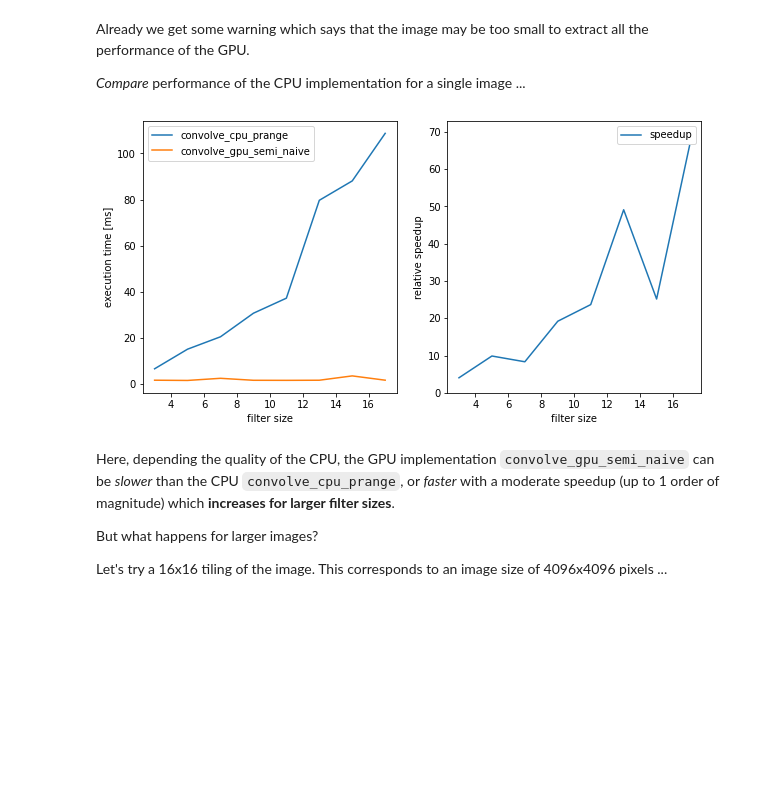
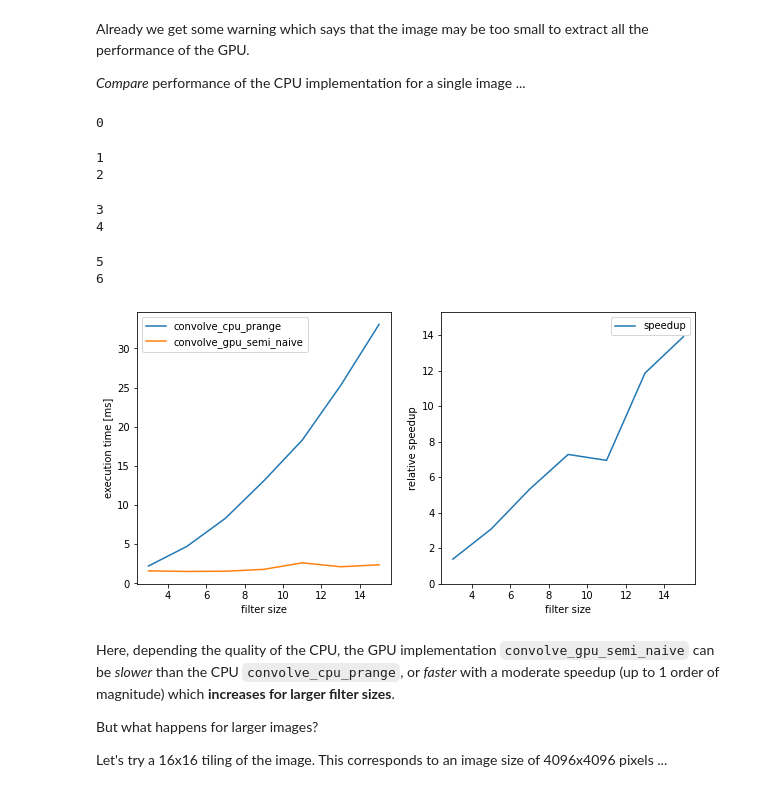
Before and after one commit to rmcabezon/GPU-course, a Jupyter notebook: notebooks/05_ImageProcessingConvolution.ipynb, the cells around one changed output. Cells and saved outputs as stored; diff of their text form; code cells hidden in the pictures; blank space fills up the shorter version.

```diff
--- a/notebooks/05_ImageProcessingConvolution.ipynb
+++ b/notebooks/05_ImageProcessingConvolution.ipynb
@@ -329,7 +329,7 @@ def construct_convolve_gpu_semi_naive(image_shape, filter_shape):
     max_row = image_height - filter_height_halved
     max_col = image_width - filter_width_halved
 
-    @cuda.jit
+    @cuda.jit(max_registers=60)
     def convolve_gpu_semi_naive(image, filter, result):
         row = cuda.blockIdx.y * cuda.blockDim.y + cuda.threadIdx.y  # for loop over pixel rows is replaced by y-thread index
         col = cuda.blockIdx.x * cuda.blockDim.x + cuda.threadIdx.x  # for loop over pixel columns is replaced by x-thread index
@@ -339,7 +339,7 @@ def construct_convolve_gpu_semi_naive(image_shape, filter_shape):
         if col < filter_width_halved or col >= max_col:   # threads do nothing if outside valid area of image
             return
 
-        filtered_value = float32(0.0) ## use float32 here
+        filtered_value = 0.0#float32(0.0) ## use float32 here
         for conv_index_y in range(-filter_height_halved, filter_height_halved + 1):  # iterate over filter rows
             for conv_index_x in range(-filter_width_halved, filter_width_halved + 1):  # iterate over filter columns
                 kernelCoord = filter_height_halved + conv_index_y, filter_width_halved + conv_index_x
@@ -356,7 +356,7 @@ threads_per_block = (32, 32)
 
 # confirm that the numba implementation return same result as scipy.signal.convolve2d(..., mode='valid')
 
-filter = get_uniform_filter(size=3)
+filter = get_uniform_filter(size=5)
 filtered_image = np.zeros_like(image)
 
 blocks_per_grid = get_blocks_per_grid(threads_per_block, image.shape)
@@ -375,33 +375,40 @@ Already we get some warning which says that the image may be too small to extrac
 # %%
 # compare performance
 filtered_image = np.zeros_like(image)
 
-filter_sizes = [3, 5, 7, 9, 11, 13, 15, 17]
+filter_sizes = [3, 5, 7, 9, 11, 13, 15]#, 17]
 
 uniform_filters = [get_uniform_filter(size) for size in filter_sizes]
 
 def convolve_cpu_prange_timeit_callback(filter):
     convolve_cpu_prange(image, filter, filtered_image)
 
 exec_times_convolve_cpu_prange = measure_exec_time_for_parameter_range(convolve_cpu_prange_timeit_callback, uniform_filters, repeats_per_measurement=5)
 
 ## semi-naive GPU
 timeit_result = []
-for filter in uniform_filters:
-
+for i,filter in enumerate(uniform_filters):
+    print(i)
     convolve_gpu_semi_naive = construct_convolve_gpu_semi_naive(image.shape, filter.shape)
     def execute():
         convolve_gpu_semi_naive[blocks_per_grid, threads_per_block](image, filter, filtered_image)
         cuda.synchronize()
     timeit_result.append(timeit( execute , repeats=3))
 exec_times_convolve_gpu_semi_naive = np.array(timeit_result)
 
 # %% compare performance
 plot_exec_times_comparison(filter_sizes,
                             exec_times_convolve_cpu_prange, 'convolve_cpu_prange',
                             exec_times_convolve_gpu_semi_naive, 'convolve_gpu_semi_naive')
 # %% [output]
+0
+1
+2
+3
+4
+5
+6
-[figure, old version]
+[figure, new version]
 # %% [markdown]
 Here, depending the quality of the CPU, the GPU implementation `convolve_gpu_semi_naive` can be *slower* than the CPU `convolve_cpu_prange`, or *faster* with a moderate speedup (up to 1 order of magnitude) which **increases for larger filter sizes**.
 
```
Also changed, not shown: parts of 8 cells of this notebook, 1 other file.
